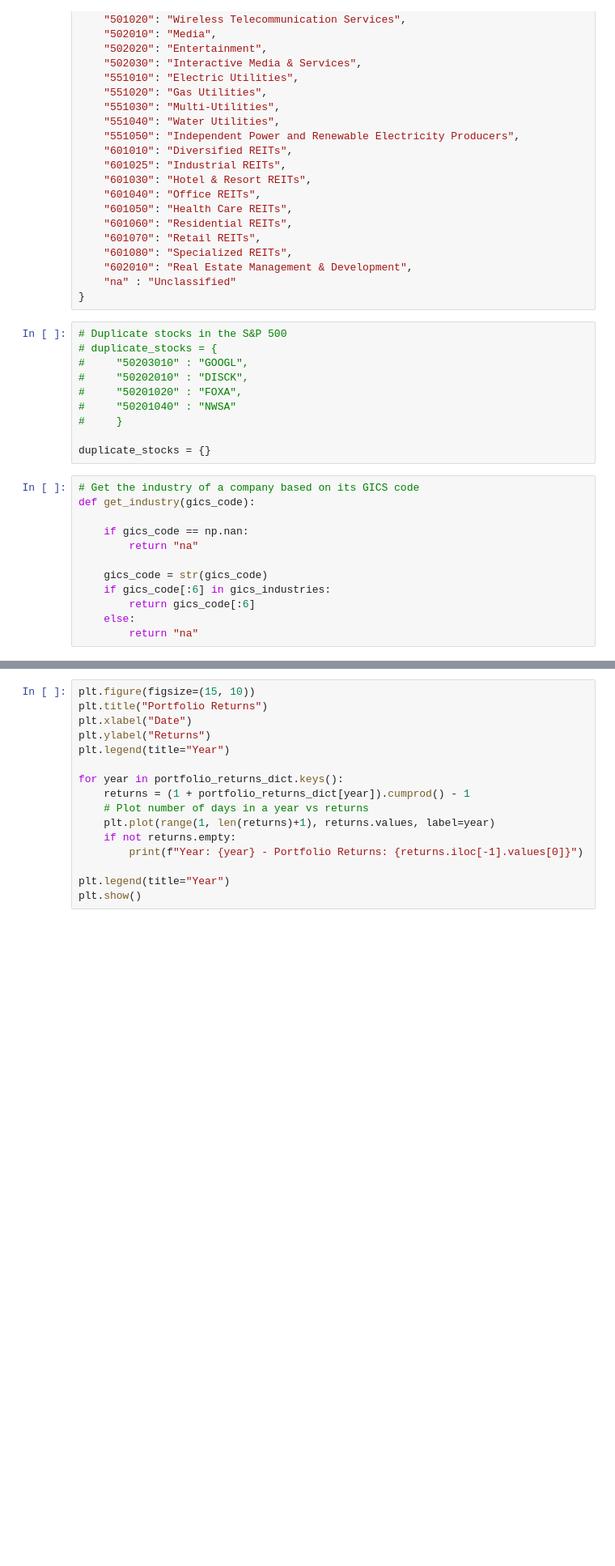
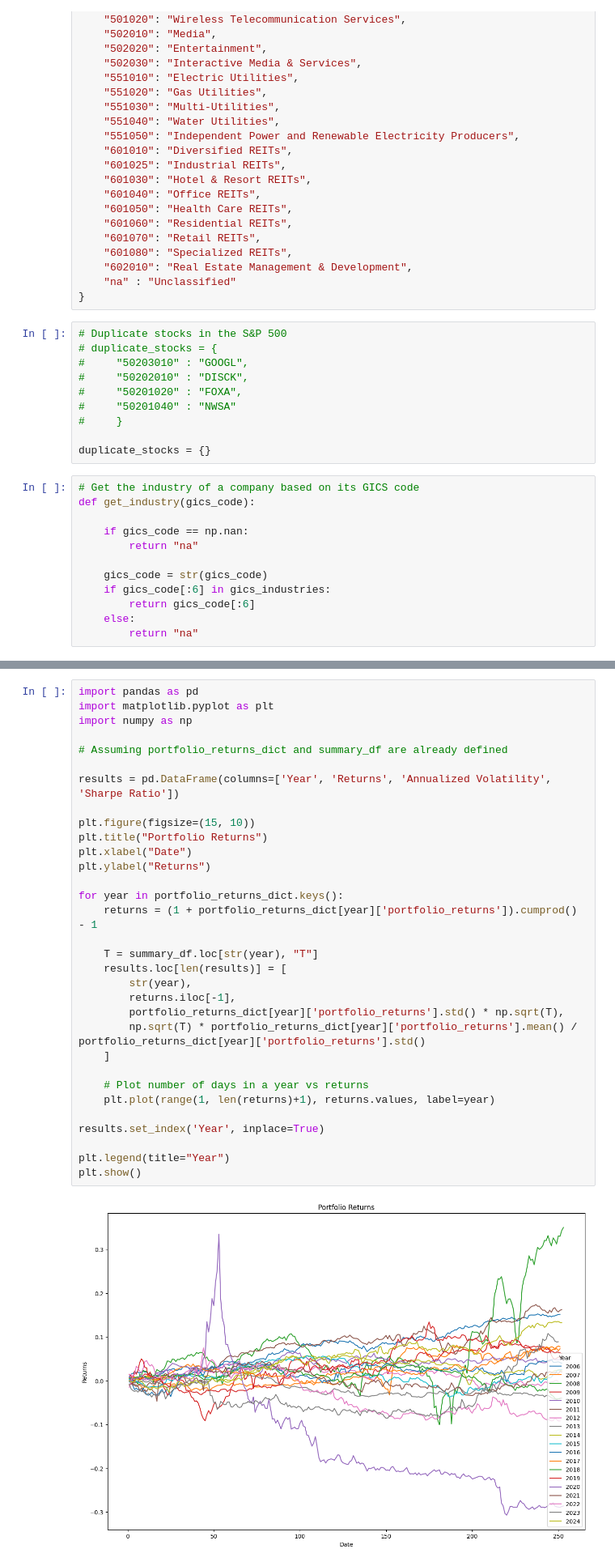
Before and after one commit to KiranReddy0808/FE5214-Introduction-to-quant-investing, a Jupyter notebook: Assignment 2/Assignment2.ipynb, the cells around one changed output, grey strips where cells are left out. Shown at 81% size. Drawn from its saved outputs; the diff is of its cells as text; blank space fills up the shorter version.

```diff
--- a/Assignment 2/Assignment2.ipynb
+++ b/Assignment 2/Assignment2.ipynb
@@ -347,16 +550,34 @@ display(portfolio_returns_dict[2024].tail())
 # %%
+import pandas as pd
+import matplotlib.pyplot as plt
+import numpy as np
+
+# Assuming portfolio_returns_dict and summary_df are already defined
+
+results = pd.DataFrame(columns=['Year', 'Returns', 'Annualized Volatility', 'Sharpe Ratio'])
+
 plt.figure(figsize=(15, 10))
 plt.title("Portfolio Returns")
 plt.xlabel("Date")
 plt.ylabel("Returns")
-plt.legend(title="Year")
 
 for year in portfolio_returns_dict.keys():
-    returns = (1 + portfolio_returns_dict[year]).cumprod() - 1
+    returns = (1 + portfolio_returns_dict[year]['portfolio_returns']).cumprod() - 1
+
+    T = summary_df.loc[str(year), "T"]
+    results.loc[len(results)] = [
+        str(year),
+        returns.iloc[-1],
+        portfolio_returns_dict[year]['portfolio_returns'].std() * np.sqrt(T),
+        np.sqrt(T) * portfolio_returns_dict[year]['portfolio_returns'].mean() / portfolio_returns_dict[year]['portfolio_returns'].std()
+    ]
+
     # Plot number of days in a year vs returns
     plt.plot(range(1, len(returns)+1), returns.values, label=year)
-    if not returns.empty:
-        print(f"Year: {year} - Portfolio Returns: {returns.iloc[-1].values[0]}")
+
+results.set_index('Year', inplace=True)
 
 plt.legend(title="Year")
 plt.show()
+# %% [output]
+[figure, added]
```
Also changed, not shown: parts of 12 cells of this notebook.
